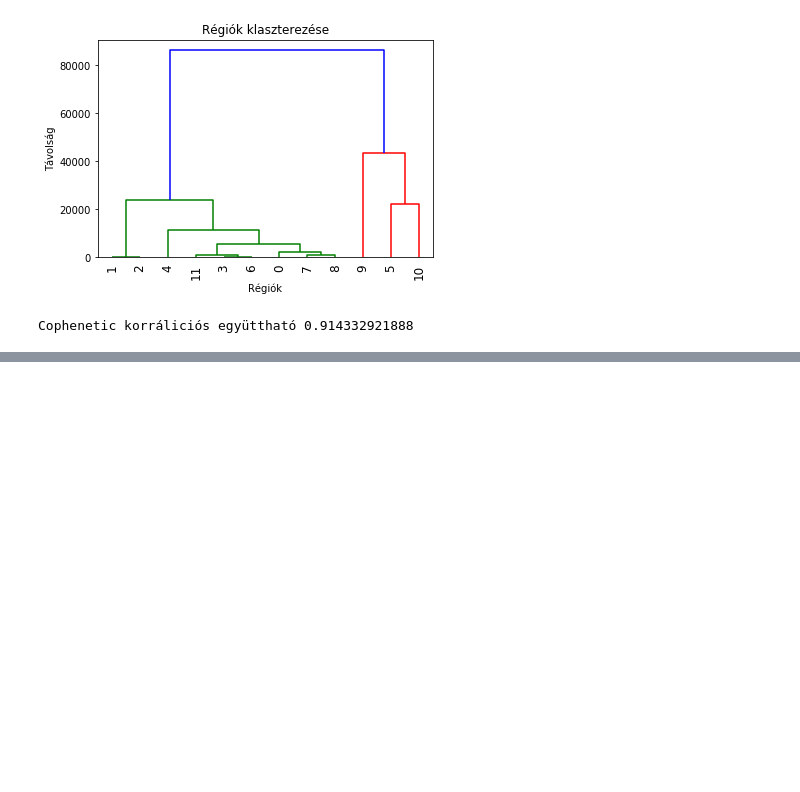
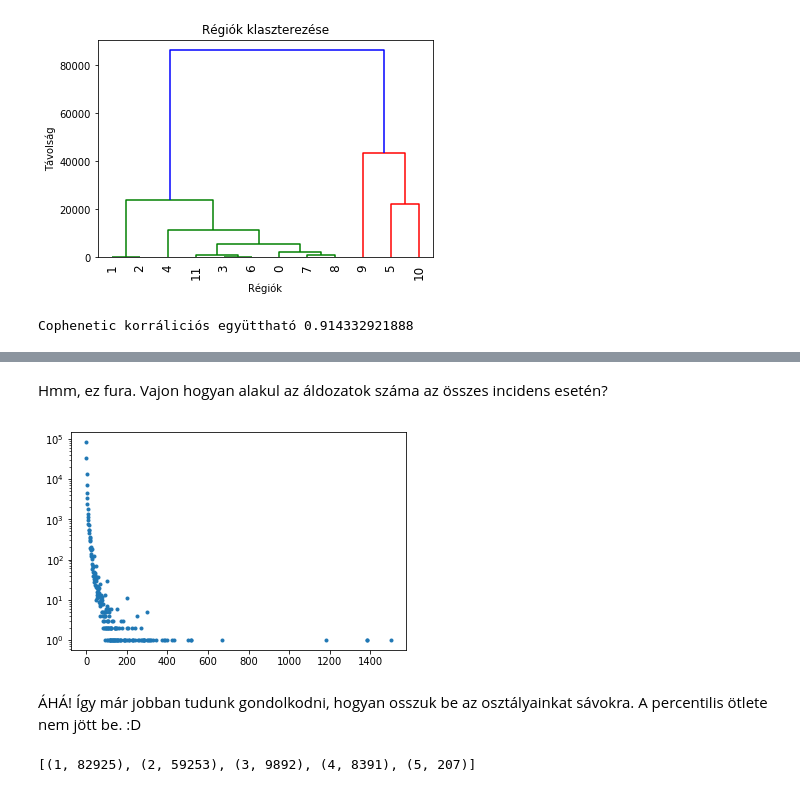
Before and after one commit to horver/big-data-hf, a Jupyter notebook: GTD2-HF.ipynb, the cells around one changed output, grey strips where cells are left out. Drawn from its saved outputs; the diff is of its cells as text; code cells hidden in the pictures; blank space fills up the shorter version.

```diff
--- a/GTD2-HF.ipynb
+++ b/GTD2-HF.ipynb
@@ -278,0 +295,24 @@ Cophenetic korráliciós együttható 0.914332921888
+# %% [markdown]
+Hmm, ez fura. Vajon hogyan alakul az áldozatok száma az összes incidens esetén?
+# %%
+nkill_sum = data.map(lambda x: (x[nkill], 1)).filter(lambda x: x[0]!='nkill' and x[0]!='').reduceByKey(lambda a,b: a+b).sortByKey(1)
+df2 = pd.DataFrame(nkill_sum.collect(), columns=['nkills','sum']).apply(pd.to_numeric)
+plt.plot(df2['nkills'],df2['sum'], '.')
+plt.yscale('log')
+plt.show()
+# %% [output]
+[figure, added]
+# %% [markdown]
+ÁHÁ! Így már jobban tudunk gondolkodni, hogyan osszuk be az osztályainkat sávokra. A percentilis ötlete nem jött be. :D
+# %%
+def getClassLabel(number):
+    borders = (1,5,10,100) # i. oszályba tartozik egy incidens, ha a tömb i. indexű eleménél kevesebb áldozata volt
+    for i in range(len(borders)):
+        if int(number)<borders[i]:
+            return i+1
+    return len(borders)+1
+
+nkill_classes = data.map(lambda x: x[nkill]).filter(lambda x: x!='nkill' and x!='').map(lambda x: (getClassLabel(x), 1)).reduceByKey(lambda a,b: a+b).sortByKey(1)
+nkill_classes.collect()
+# %% [output]
+[(1, 82925), (2, 59253), (3, 9892), (4, 8391), (5, 207)]
```
Also changed, not shown: parts of 5 cells of this notebook.
